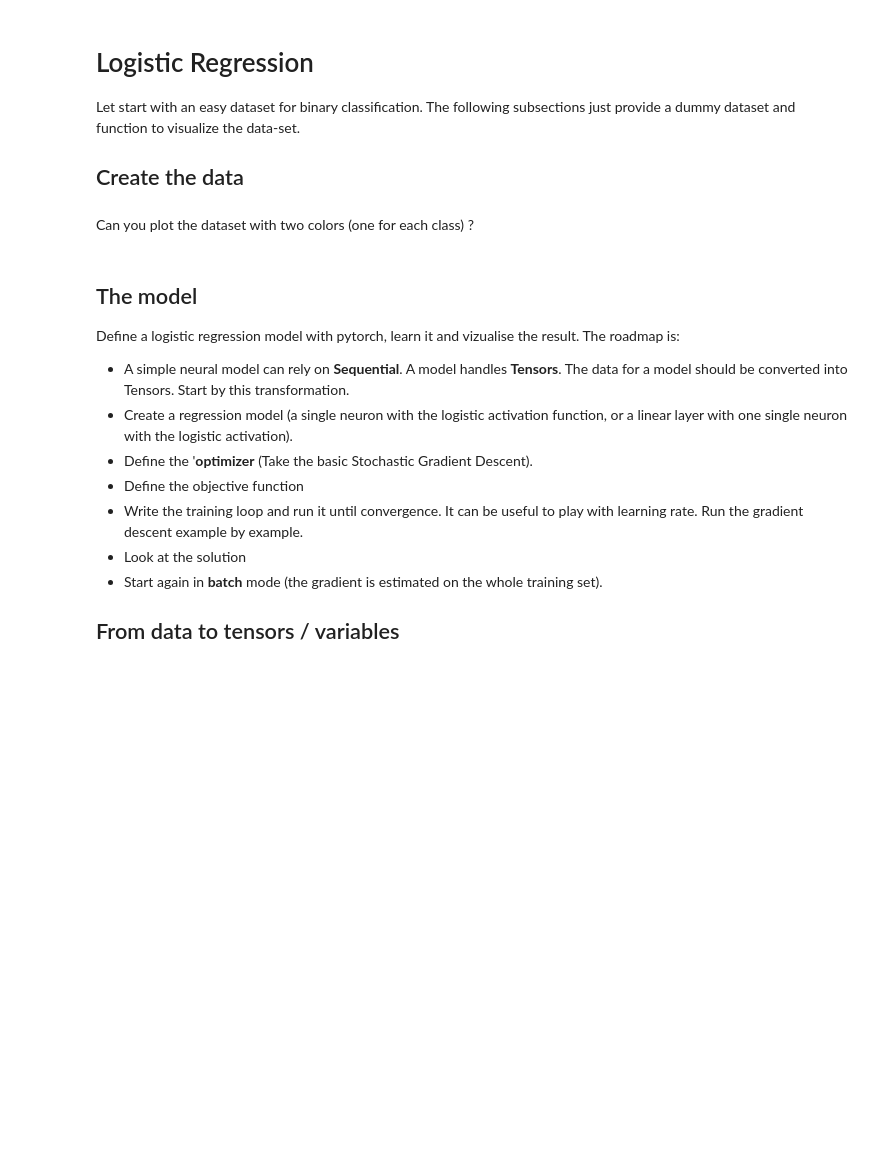
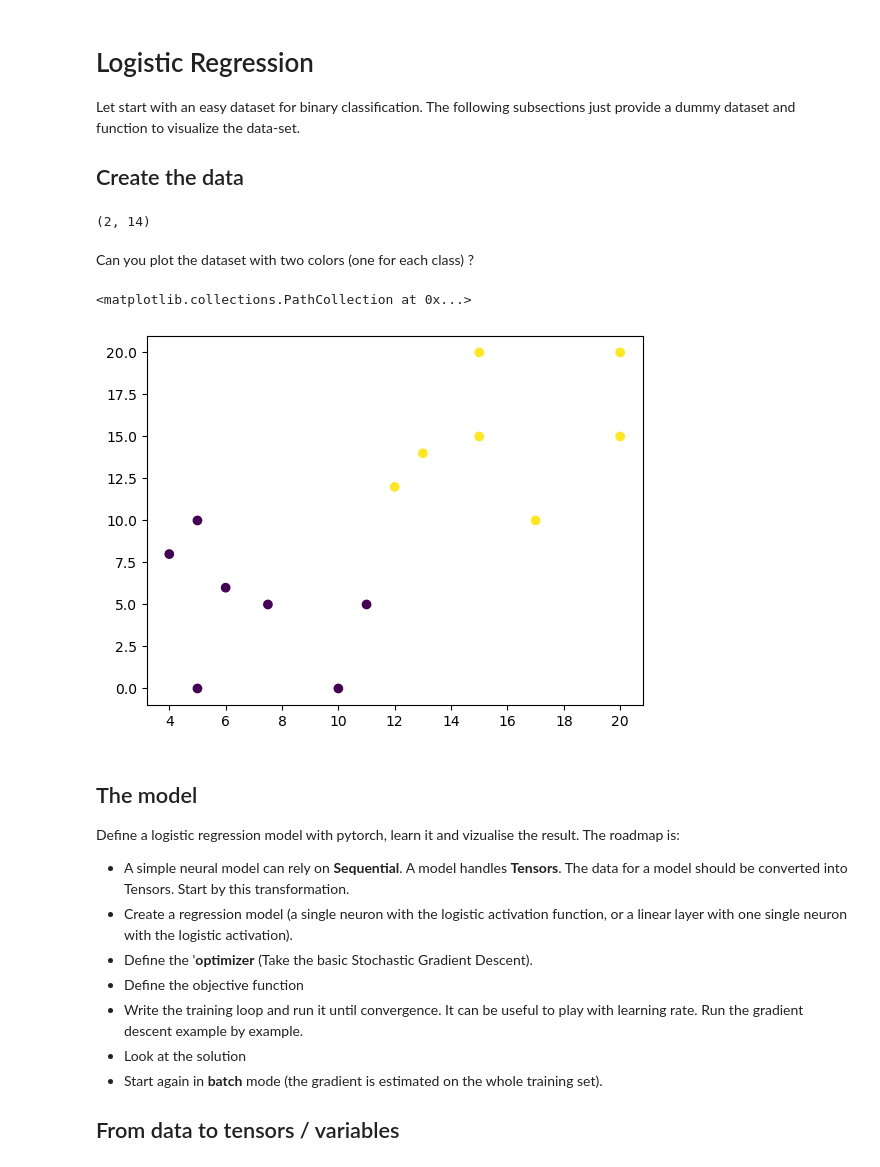
Before and after one commit to Allauzen/cpia-dl, a Jupyter notebook: tp/pytorch-intro-2025-cor.ipynb, the cells around one changed output. Cells and saved outputs as stored; diff of their text form; code cells hidden in the pictures; blank space fills up the shorter version.

```diff
--- a/tp/pytorch-intro-2025-cor.ipynb
+++ b/tp/pytorch-intro-2025-cor.ipynb
@@ -524,8 +605,16 @@ ST2 = np.array([4, 7.5, 10 ,11, 5 ,5 ,6, 8, 5, 0, 5, 0, 10, 6]).reshape(2,7) # c
 Xstudents = np.concatenate((ST1,ST2),axis=1)
 Ystudents = np.ones(14)
 Ystudents[7:] = 0
+print(Xstudents.shape)
+# %% [output]
+(2, 14)
 # %% [markdown]
 Can you plot the dataset with two colors (one for each class) ?
+# %%
+plt.scatter(Xstudents[0],Xstudents[1],c=Ystudents)
+# %% [output]
+<matplotlib.collections.PathCollection at 0x...>
+[figure, added]
 # %% [markdown]
 ## The model
 
```
Also changed, not shown: parts of 26 cells of this notebook.
